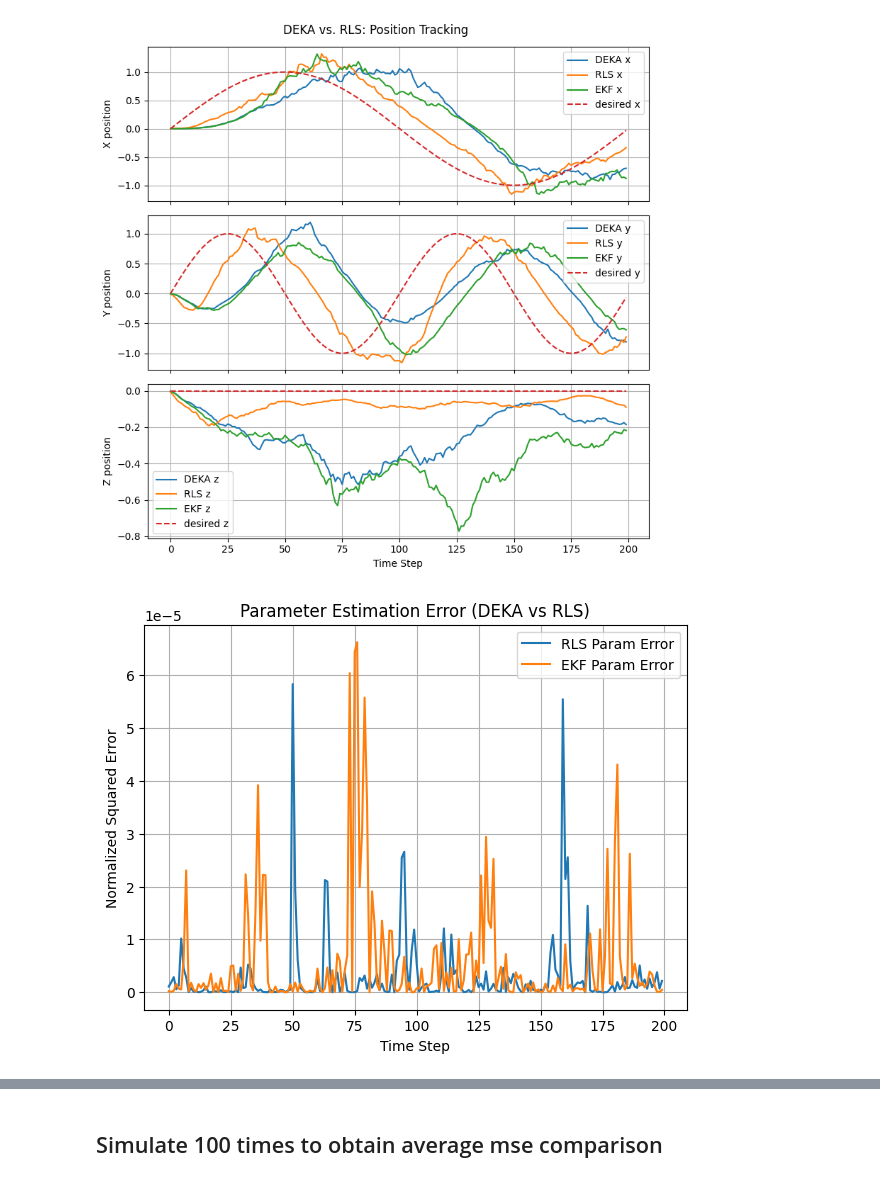
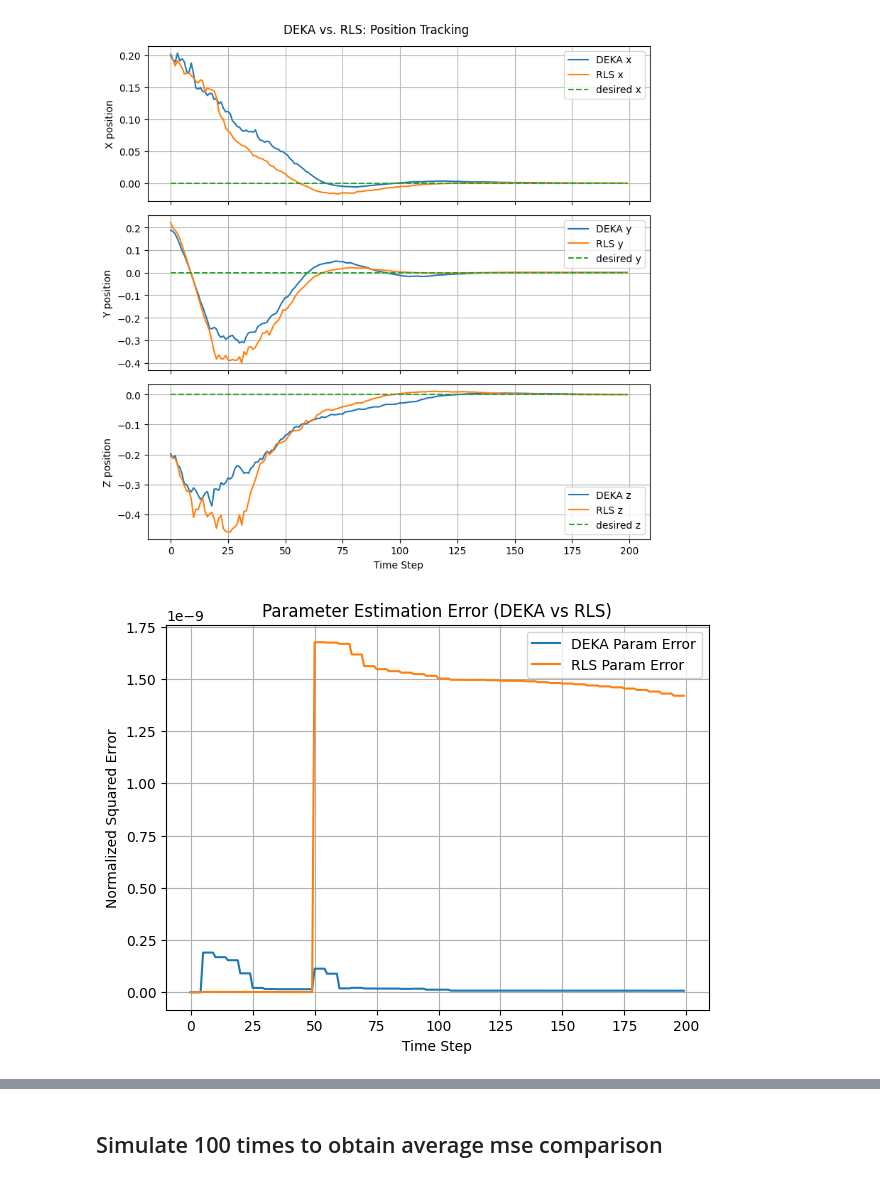
Before and after one commit to ChrisSha0104/Online-Parameter-Estimation-Using-the-Kaczmarz-Method, a Jupyter notebook: python/robot_plot.ipynb, the cells around one changed output, grey strips where cells are left out. Saved outputs shown, nothing was run; the diff lists cells and outputs as text; code cells hidden in the pictures.

Commit message:
plotted results for hover for RLS and KM

```diff
--- a/python/robot_plot.ipynb
+++ b/python/robot_plot.ipynb
@@ -5,9 +5,12 @@ from param_est import OnlineParamEst
 # %%
 param_est = OnlineParamEst()
 # 1) Run both simulations
-x_deka, u_deka, theta_deka, theta_hat_deka = param_est.simulate_quadrotor_tracking_with_DEKA()
-x_rls,  u_rls,  theta_rls,  theta_hat_rls  = param_est.simulate_quadrotor_tracking_with_RLS()
-x_ekf,  u_ekf,  theta_ekf,  theta_hat_ekf  = param_est.simulate_quadrotor_tracking_with_EKF()
+x_deka, u_deka, theta_deka, theta_hat_deka = param_est.simulate_quadrotor_hover_with_DEKA()
+print("finished DEKA simulation")
+x_rls,  u_rls,  theta_rls,  theta_hat_rls  = param_est.simulate_quadrotor_hover_with_RLS()
+print("finished RLS simulation")
+# x_ekf,  u_ekf,  theta_ekf,  theta_hat_ekf  = param_est.simulate_quadrotor_tracking_with_EKF()
+# print("finished EKF simulation")
 
 # Suppose x_deka, x_rls each have shape (N, 3) for position in x,y,z.
 # Also assume you have a desired (reference) trajectory x_des, shape (N, 3).
@@ -55,30 +58,32 @@ step:  199
 # %%
 x_pos_deka  = [row[0] for row in x_deka]
 x_pos_rls   = [row[0] for row in x_rls]
-x_pos_ekf   = [row[0] for row in x_ekf]
+# x_pos_ekf   = [row[0] for row in x_ekf]
 x_pos_des   = [row[0] for row in x_des][:200]
 y_pos_deka  = [row[1] for row in x_deka]
 y_pos_rls   = [row[1] for row in x_rls]
-y_pos_ekf   = [row[1] for row in x_ekf]
+# y_pos_ekf   = [row[1] for row in x_ekf]
 y_pos_des   = [row[1] for row in x_des][:200]
 z_pos_deka  = [row[2] for row in x_deka]
 z_pos_rls   = [row[2] for row in x_rls]
-z_pos_ekf   = [row[2] for row in x_ekf]
+# z_pos_ekf   = [row[2] for row in x_ekf]
 z_pos_des   = [row[2] for row in x_des][:200]
+
+hov_des = np.linspace(0,0,200)
 
 theta_hat_deka_array = np.array(theta_hat_deka)
 theta_deka_array = np.array(theta_deka)
 theta_hat_rls_array = np.array(theta_hat_rls)
 theta_rls_array = np.array(theta_rls)
-theta_hat_ekf_array = np.array(theta_hat_ekf)
-theta_ekf_array = np.array(theta_ekf)
+# theta_hat_ekf_array = np.array(theta_hat_ekf)
+# theta_ekf_array = np.array(theta_ekf)
 
 fig, axs = plt.subplots(3, 1, figsize=(8, 8), sharex=True)
 # X position
 axs[0].plot(t, x_pos_deka, label='DEKA x')
 axs[0].plot(t, x_pos_rls, label='RLS x')
-axs[0].plot(t, x_pos_ekf, label='EKF x')
-axs[0].plot(t, x_pos_des, '--', label='desired x')
+# axs[0].plot(t, x_pos_ekf, label='EKF x')
+axs[0].plot(t, hov_des, '--', label='desired x')
 axs[0].set_ylabel('X position')
 axs[0].legend()
 axs[0].grid(True)
@@ -86,8 +91,8 @@ axs[0].grid(True)
 # Y position
 axs[1].plot(t, y_pos_deka, label='DEKA y')
 axs[1].plot(t, y_pos_rls, label='RLS y')
-axs[1].plot(t, y_pos_ekf, label='EKF y')
-axs[1].plot(t, y_pos_des, '--', label='desired y')
+# axs[1].plot(t, y_pos_ekf, label='EKF y')
+axs[1].plot(t, hov_des, '--', label='desired y')
 axs[1].set_ylabel('Y position')
 axs[1].legend()
 axs[1].grid(True)
@@ -95,44 +100,44 @@ axs[1].grid(True)
 # Z position
 axs[2].plot(t, z_pos_deka, label='DEKA z')
 axs[2].plot(t, z_pos_rls, label='RLS z')
-axs[2].plot(t, z_pos_ekf, label='EKF z')
-axs[2].plot(t, z_pos_des, '--', label='desired z')
+# axs[2].plot(t, z_pos_ekf, label='EKF z')
+axs[2].plot(t, hov_des, '--', label='desired z')
 axs[2].set_xlabel('Time Step')
 axs[2].set_ylabel('Z position')
 axs[2].legend()
 axs[2].grid(True)
 
 fig.suptitle('DEKA vs. RLS: Position Tracking')
 plt.tight_layout()
 plt.show()
 
 # 3) Compute and plot normalized squared error of parameter estimates
 #    E.g. if theta_history is shape (N, p), we can do:
 #    param_error = sum((theta_hat - theta)^2) / sum(theta^2), per time step.
 
 param_error_deka =np.sum((theta_hat_deka_array - theta_deka_array)**2, axis=1) \
                    / np.sum(theta_deka_array**2, axis=1)
 param_error_rls  = np.sum((theta_hat_rls_array  - theta_rls_array )**2, axis=1) \
                    / np.sum(theta_rls_array**2, axis=1)
-param_error_ekf  = np.sum((theta_hat_ekf_array  - theta_ekf_array )**2, axis=1) \
-                   / np.sum(theta_ekf_array**2, axis=1)
+# param_error_ekf  = np.sum((theta_hat_ekf_array  - theta_ekf_array )**2, axis=1) \
+#                    / np.sum(theta_ekf_array**2, axis=1)
 # For each time i, compute MSE across parameters
 mse_deka_time = np.mean((theta_hat_deka_array - theta_deka_array)**2, axis=1)
 mse_rls_time  = np.mean((theta_hat_rls_array  - theta_rls_array )**2, axis=1)
-mse_ekf_time  = np.mean((theta_hat_ekf_array  - theta_ekf_array )**2, axis=1)
+# mse_ekf_time  = np.mean((theta_hat_ekf_array  - theta_ekf_array )**2, axis=1)
 
 plt.figure(figsize=(7,5))
 plt.plot(t, mse_deka_time, label='DEKA Param Error')
 plt.plot(t, mse_rls_time,  label='RLS Param Error')
-plt.plot(t, mse_ekf_time,  label='EKF Param Error')
+# plt.plot(t, mse_ekf_time,  label='EKF Param Error')
 
 plt.xlabel('Time Step')
 plt.ylabel('Normalized Squared Error')
 plt.title('Parameter Estimation Error (DEKA vs RLS)')
 plt.grid(True)
 plt.legend()
 plt.show()
 # %% [output]
-[figure, old version]
+[figure, new version]
-[figure, old version]
+[figure, new version]
 # %%
```
Also changed, not shown: parts of 2 cells of this notebook, 4 other files.
